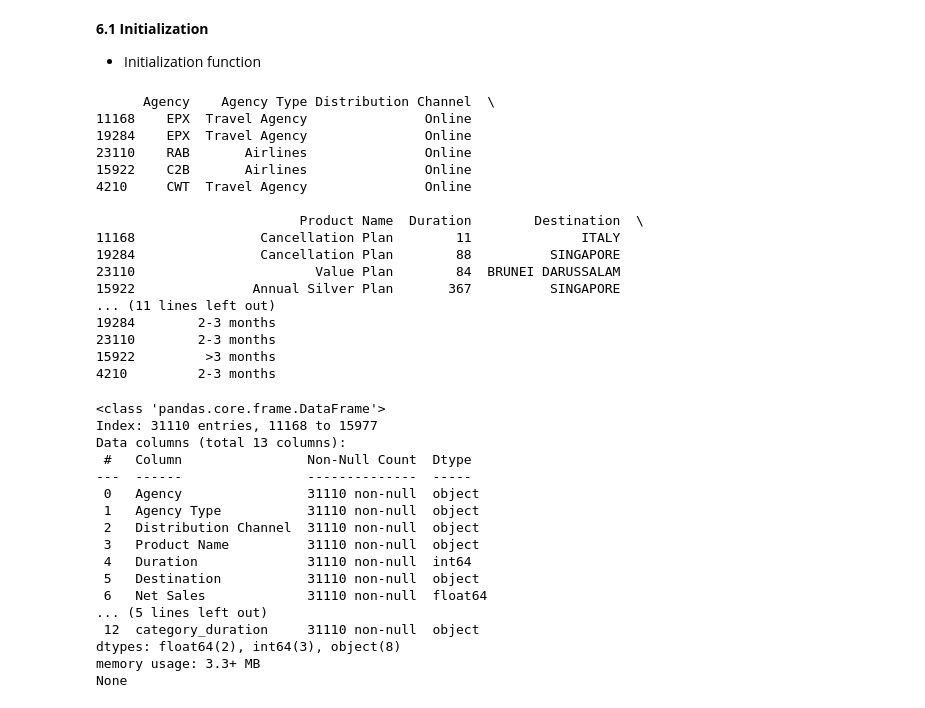
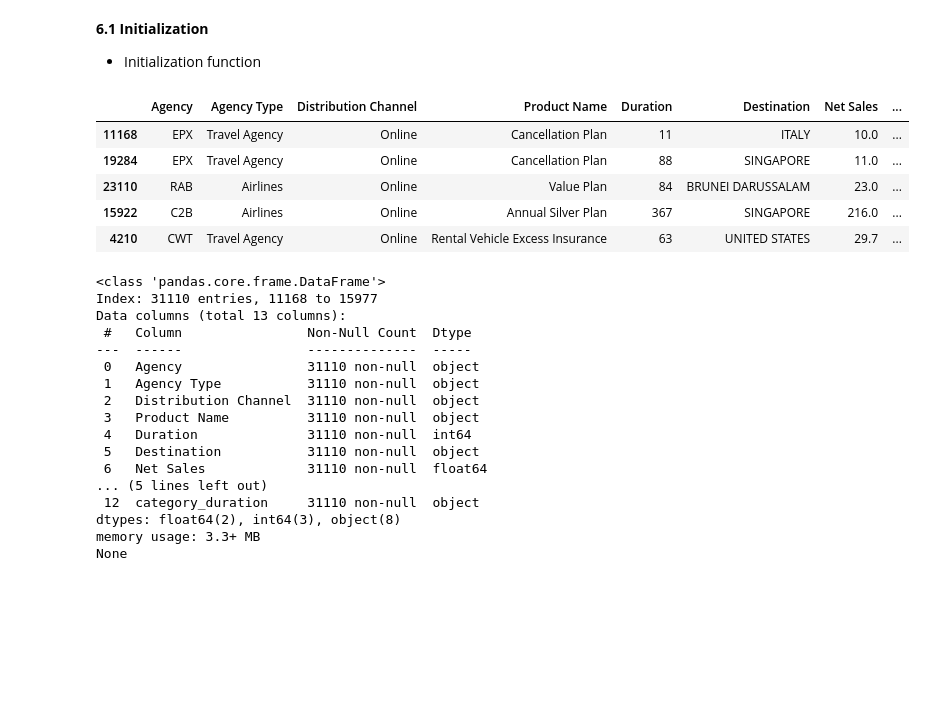
Before and after one commit to Faizism/travel_insurance, a Jupyter notebook: notebooks/1.0-bdp-inital-notebook.ipynb, the cells around one changed output. Saved outputs shown, nothing was run; the diff lists cells and outputs as text; code cells hidden in the pictures; blank space fills up the shorter version.

```diff
--- a/notebooks/1.0-bdp-inital-notebook.ipynb
+++ b/notebooks/1.0-bdp-inital-notebook.ipynb
@@ -578,27 +578,16 @@ agency_commission.head(5)
 # %%
 # Load the dataset
 df_ml = seen_data
 
 # Display initial rows
-print(df_ml.head())
+df_ml.head()
 # %% [output]
-      Agency    Agency Type Distribution Channel  \
-11168    EPX  Travel Agency               Online
-19284    EPX  Travel Agency               Online
-23110    RAB       Airlines               Online
-15922    C2B       Airlines               Online
-4210     CWT  Travel Agency               Online
-
-                          Product Name  Duration        Destination  \
-11168                Cancellation Plan        11              ITALY
-19284                Cancellation Plan        88          SINGAPORE
-23110                       Value Plan        84  BRUNEI DARUSSALAM
-15922               Annual Silver Plan       367          SINGAPORE
-... (11 lines left out)
-19284        2-3 months
-23110        2-3 months
-15922         >3 months
-4210         2-3 months
+|  | Agency | Agency Type | Distribution Channel | Product Name | Duration | Destination | Net Sales | ... |
+| 11168 | EPX | Travel Agency | Online | Cancellation Plan | 11 | ITALY | 10.0 | ... |
+| 19284 | EPX | Travel Agency | Online | Cancellation Plan | 88 | SINGAPORE | 11.0 | ... |
+| 23110 | RAB | Airlines | Online | Value Plan | 84 | BRUNEI DARUSSALAM | 23.0 | ... |
+| 15922 | C2B | Airlines | Online | Annual Silver Plan | 367 | SINGAPORE | 216.0 | ... |
+| 4210 | CWT | Travel Agency | Online | Rental Vehicle Excess Insurance | 63 | UNITED STATES | 29.7 | ... |
 # %%
 print(df_ml.info())
 # %% [output]
```
Also changed, not shown: parts of 9 cells of this notebook.
